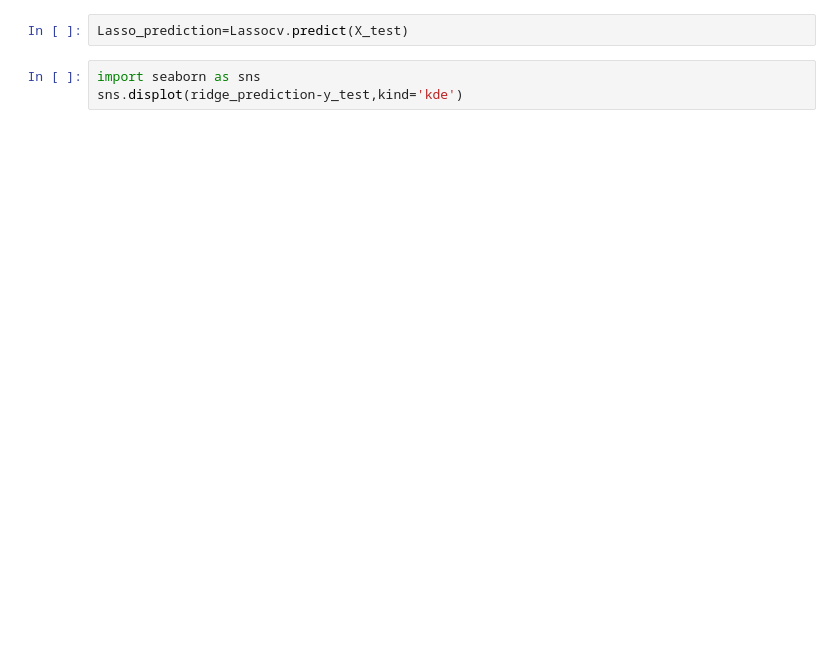
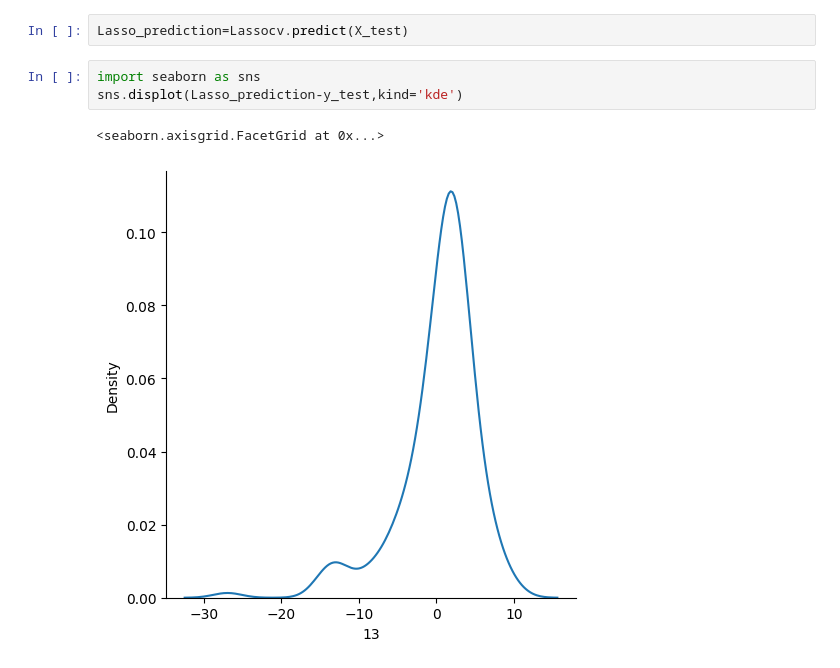
Before and after one commit to Unstopable18/Machine-Learning-Algorithms, a Jupyter notebook: LassoRegression.ipynb, the cells around one changed output. Saved outputs shown, nothing was run; the diff lists cells and outputs as text; blank space fills up the shorter version.

Commit message:
ridgeLasso

```diff
--- a/LassoRegression.ipynb
+++ b/LassoRegression.ipynb
@@ -42,7 +53,10 @@ Lassocv.best_score_
 Lasso_prediction=Lassocv.predict(X_test)
 # %%
 import seaborn as sns
-sns.displot(ridge_prediction-y_test,kind='kde')
+sns.displot(Lasso_prediction-y_test,kind='kde')
+# %% [output]
+<seaborn.axisgrid.FacetGrid at 0x...>
+[figure, added]
 # %%
 from sklearn.metrics import r2_score
 score=r2_score(Lasso_prediction,y_test)
```
Also changed, not shown: parts of 5 cells of this notebook.
